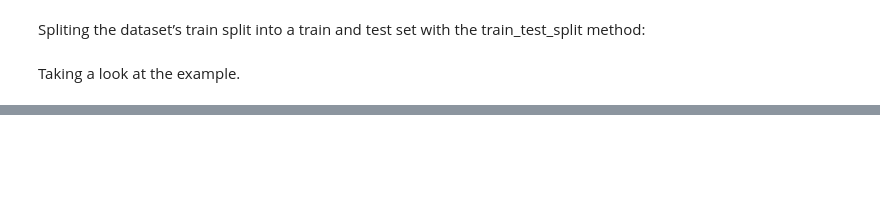
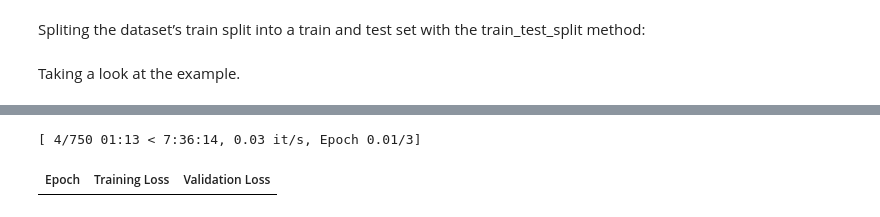
Before and after one commit to satyamverma95/DL_NLP, a Jupyter notebook: DL_NLP_Assignment_1.ipynb, the cells around one changed output, grey strips where cells are left out. Drawn from its saved outputs; the diff is of its cells as text; code cells hidden in the pictures; blank space fills up the shorter version.

```diff
--- a/DL_NLP_Assignment_1.ipynb
+++ b/DL_NLP_Assignment_1.ipynb
@@ -119,0 +144,8 @@ tokenized_squad["train"][0]
+# %%
+from transformers import DefaultDataCollator
+
+data_collator = DefaultDataCollator()
+# %%
+from transformers import AutoModelForQuestionAnswering, TrainingArguments, Trainer
+
+model = AutoModelForQuestionAnswering.from_pretrained("distilbert-base-uncased")
@@ -119,0 +167,23 @@ tokenized_squad["train"][0]
+# %%
+training_args = TrainingArguments(
+    output_dir="my_awesome_qa_model",
+    evaluation_strategy="epoch",
+    learning_rate=2e-5,
+    per_device_train_batch_size=16,
+    per_device_eval_batch_size=16,
+    num_train_epochs=3,
+    weight_decay=0.01,
+    push_to_hub=True,
+)
+
+trainer = Trainer(
+    model=model,
+    args=training_args,
+    train_dataset=tokenized_squad["train"],
+    eval_dataset=tokenized_squad["test"],
+    tokenizer=tokenizer,
+    data_collator=data_collator,
+)
+
+trainer.train()
+# %% [output]
@@ -119,0 +192,2 @@ tokenized_squad["train"][0]
+[ 4/750 01:13 < 7:36:14, 0.03 it/s, Epoch 0.01/3]
+| Epoch | Training Loss | Validation Loss |
```
Also changed, not shown: parts of 11 cells of this notebook.
